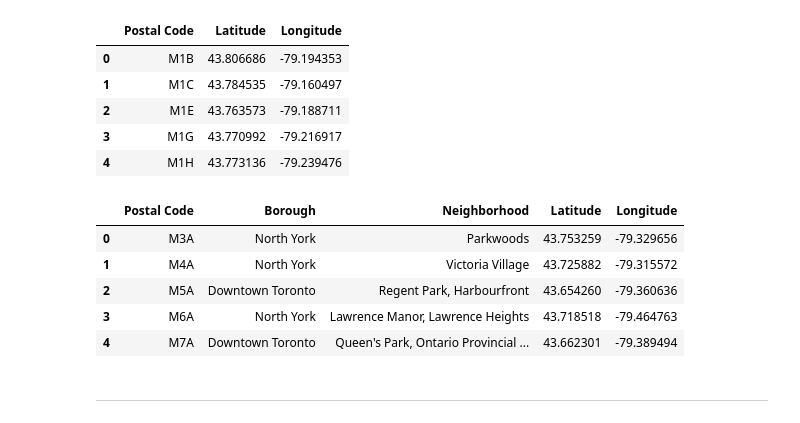
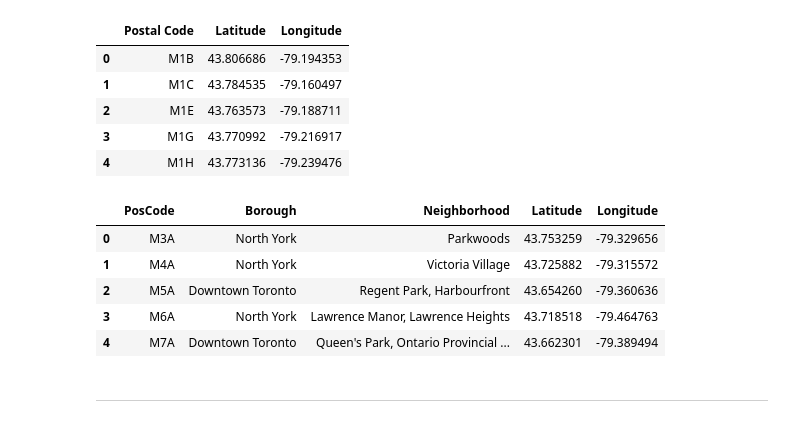
Before and after one commit to kosai21/IBM_DataScience_Capstone, a Jupyter notebook: W3_IBM_DS_Capstone_Final.ipynb, the cells around one changed output. Cells and saved outputs as stored; diff of their text form; code cells hidden in the pictures.

```diff
--- a/W3_IBM_DS_Capstone_Final.ipynb
+++ b/W3_IBM_DS_Capstone_Final.ipynb
@@ -48,9 +50,10 @@ coordinate.head()
 | 4 | M1H | 43.773136 | -79.239476 |
 # %%
 geocode = ndf.merge(coordinate, on='Postal Code')
+geocode.rename(columns={"Postal Code": "PosCode"}, inplace=True)
 geocode.head()
 # %% [output]
-|  | Postal Code | Borough | Neighborhood | Latitude | Longitude |
+|  | PosCode | Borough | Neighborhood | Latitude | Longitude |
 | 0 | M3A | North York | Parkwoods | 43.753259 | -79.329656 |
 | 1 | M4A | North York | Victoria Village | 43.725882 | -79.315572 |
 | 2 | M5A | Downtown Toronto | Regent Park, Harbourfront | 43.654260 | -79.360636 |
```
Also changed, not shown: parts of 4 cells of this notebook.
